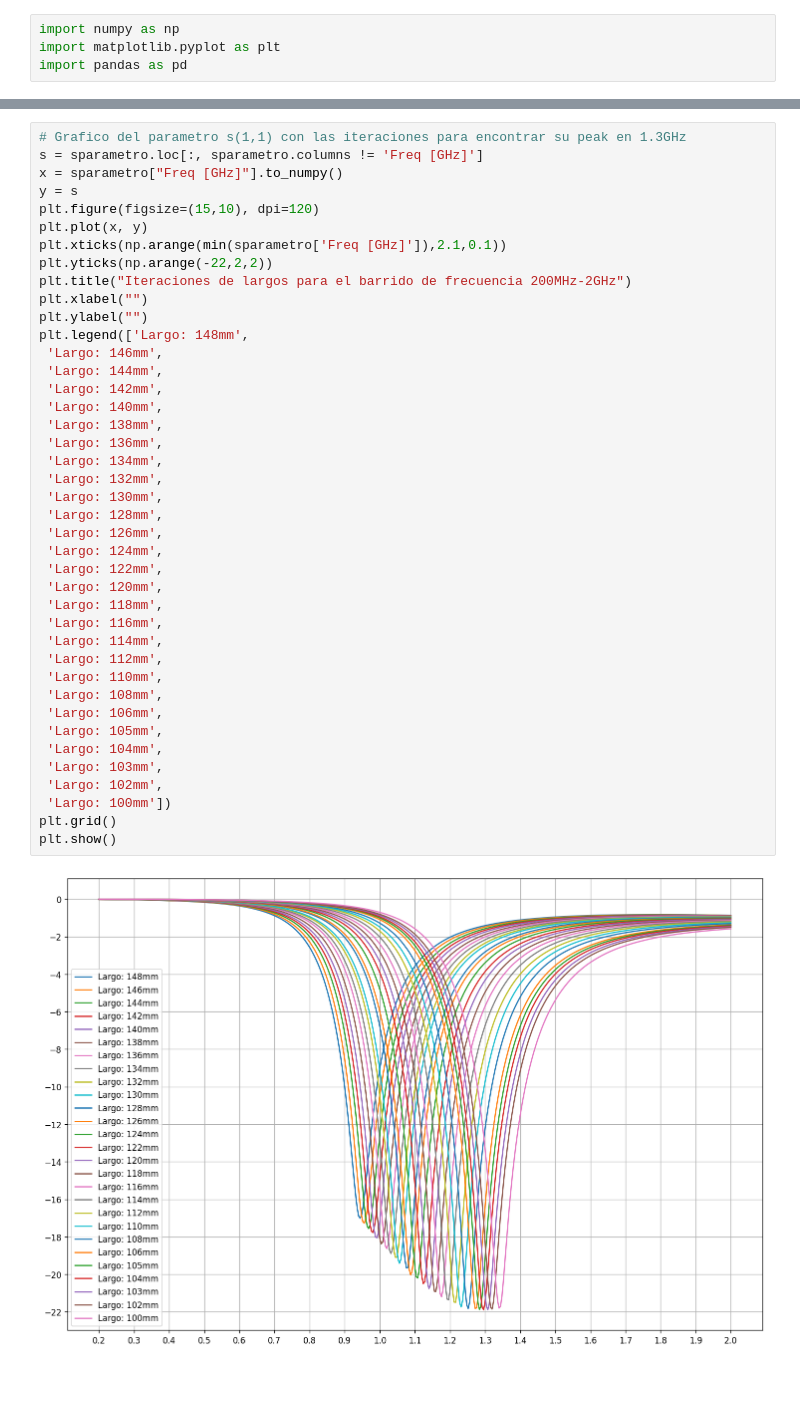
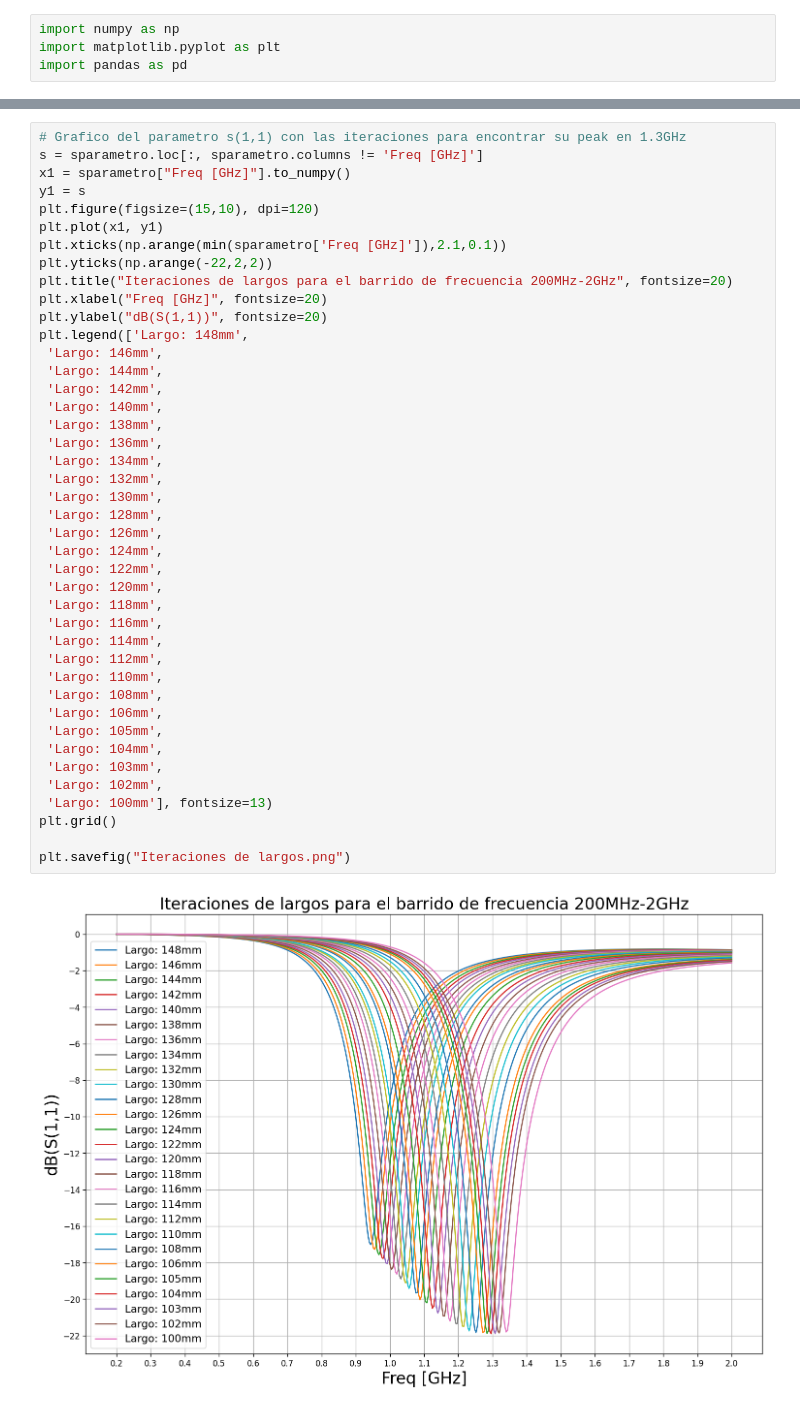
Before and after one commit to aitkenbug/shiny-funicular, a Jupyter notebook: Antenas/Graficos/graphs.ipynb, the cells around one changed output, grey strips where cells are left out. Saved outputs shown, nothing was run; the diff lists cells and outputs as text; blank space fills up the shorter version.

Commit message:
Graph Manipulation

```diff
--- a/Antenas/Graficos/graphs.ipynb
+++ b/Antenas/Graficos/graphs.ipynb
@@ -14,46 +80,47 @@ pattern2D3 = pd.read_csv("https://raw.githubusercontent.com/aitkenbug/shiny-funi
 # %%
 # Grafico del parametro s(1,1) con las iteraciones para encontrar su peak en 1.3GHz
 s = sparametro.loc[:, sparametro.columns != 'Freq [GHz]']
-x = sparametro["Freq [GHz]"].to_numpy()
-y = s
+x1 = sparametro["Freq [GHz]"].to_numpy()
+y1 = s
 plt.figure(figsize=(15,10), dpi=120)
-plt.plot(x, y)
+plt.plot(x1, y1)
 plt.xticks(np.arange(min(sparametro['Freq [GHz]']),2.1,0.1))
 plt.yticks(np.arange(-22,2,2))
-plt.title("Iteraciones de largos para el barrido de frecuencia 200MHz-2GHz")
-plt.xlabel("")
-plt.ylabel("")
+plt.title("Iteraciones de largos para el barrido de frecuencia 200MHz-2GHz", fontsize=20)
+plt.xlabel("Freq [GHz]", fontsize=20)
+plt.ylabel("dB(S(1,1))", fontsize=20)
 plt.legend(['Largo: 148mm',
  'Largo: 146mm',
  'Largo: 144mm',
  'Largo: 142mm',
  'Largo: 140mm',
  'Largo: 138mm',
  'Largo: 136mm',
  'Largo: 134mm',
  'Largo: 132mm',
  'Largo: 130mm',
  'Largo: 128mm',
  'Largo: 126mm',
  'Largo: 124mm',
  'Largo: 122mm',
  'Largo: 120mm',
  'Largo: 118mm',
  'Largo: 116mm',
  'Largo: 114mm',
  'Largo: 112mm',
  'Largo: 110mm',
  'Largo: 108mm',
  'Largo: 106mm',
  'Largo: 105mm',
  'Largo: 104mm',
  'Largo: 103mm',
  'Largo: 102mm',
- 'Largo: 100mm'])
+ 'Largo: 100mm'], fontsize=13)
 plt.grid()
-plt.show()
+
+plt.savefig("Iteraciones de largos.png")
 # %% [output]
-[figure, old version]
+[figure, new version]
 # %%
 # Grafico para el sweep del peak en 1.3GHz
 s = sparametro.loc[:, sparametro.columns != 'Freq [GHz]']
```
Also changed, not shown: parts of 14 cells of this notebook, 3 other files.
